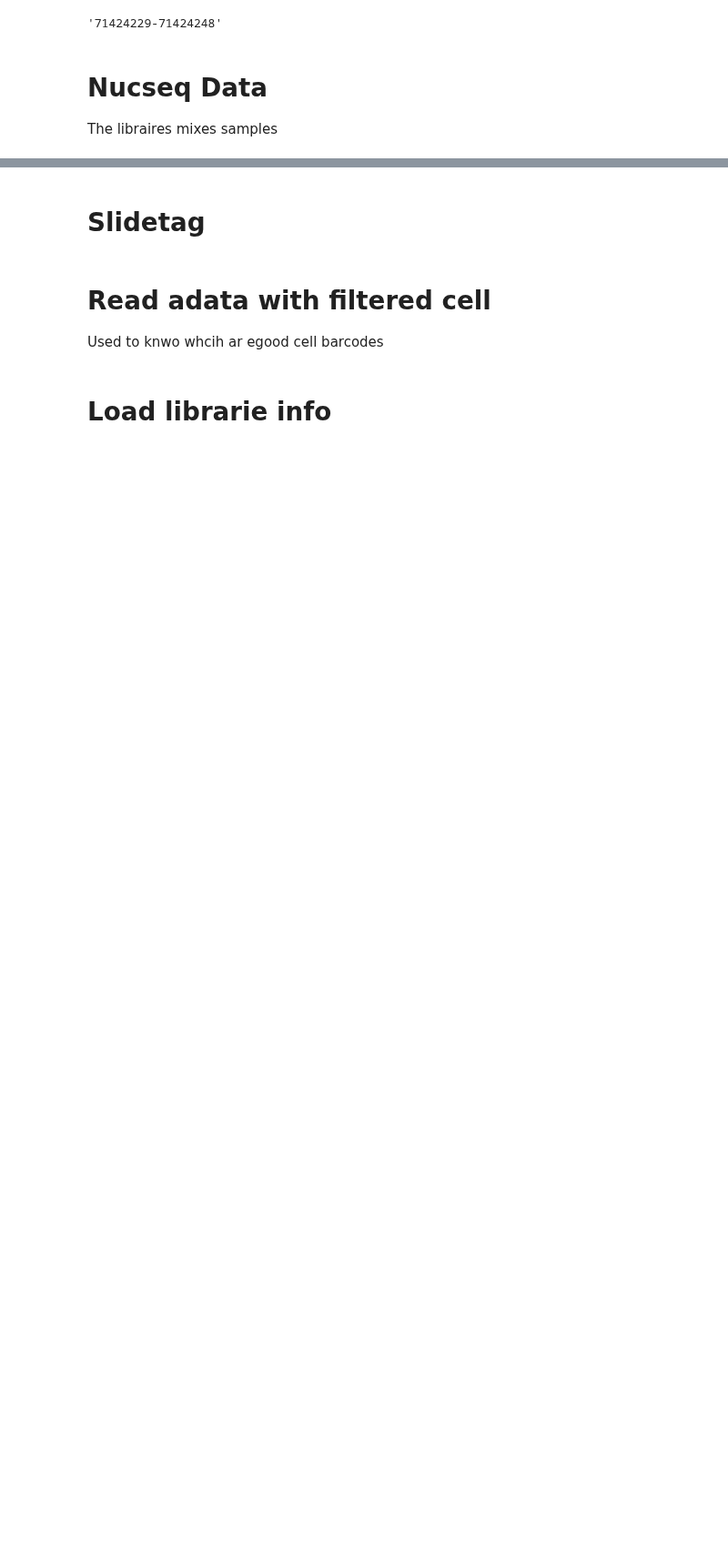
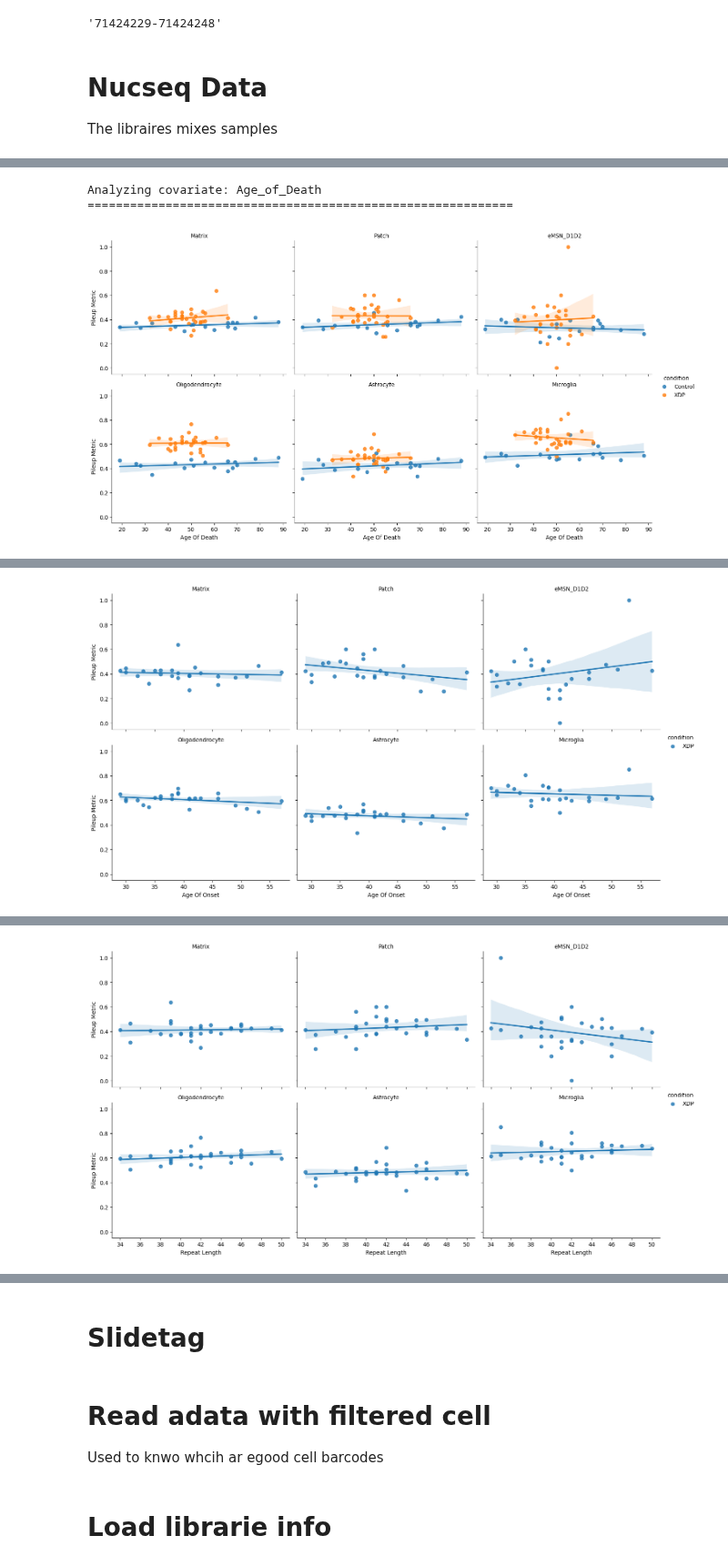
Before and after one commit to 8gabri8/XDP, a Jupyter notebook: script/multiple_samples_analysis/quantify_32i.ipynb, the cells around one changed output, grey strips where cells are left out. Shown at 91% size. Saved outputs shown, nothing was run; the diff lists cells and outputs as text; code cells hidden in the pictures; blank space fills up the shorter version.

```diff
--- a/script/multiple_samples_analysis/quantify_32i.ipynb
+++ b/script/multiple_samples_analysis/quantify_32i.ipynb
@@ -389,0 +664,3 @@ Setting a gradient palette using color= is deprecated and will be removed in v0.
+# %%
+df_meta = pd.read_csv("/home/gdallagl/myworkdir/XDP/data/XDP/NucSec/original_data/XDP dataset metadata - Gabri's Version.csv")
+df_meta.head(2)
@@ -389,0 +671,15 @@ Setting a gradient palette using color= is deprecated and will be removed in v0.
+# %%
+df_pseudobulk_all
+
+
+covariate_per_cell_type = ["Age_of_Death", "Age_of_Onset", "repeat_length", "Disease_duration"]
+XDP_ONLY_COVARIATES = {"repeat_length", "Disease_duration", "Age_of_Onset"}
+
+df_cov = df_pseudobulk_all.merge(df_meta[["donor_id", *covariate_per_cell_type]], on="donor_id", how="left")
+
+df_cov["Age_of_Onset"] = pd.to_numeric(df_cov["Age_of_Onset"], errors="coerce")
+df_cov["Disease_duration"] = pd.to_numeric(df_cov["Disease_duration"], errors="coerce")
+df_cov["Disease_duration"] = pd.to_numeric(df_cov["Disease_duration"], errors="coerce")
+
+
+df_cov
@@ -389,0 +700,52 @@ Setting a gradient palette using color= is deprecated and will be removed in v0.
+# %%
+# Plot and calculate corr of metric per cell type: AGE OF DEATH
+
+plot_cell_types = [ct for ct in cell_types if ct != "non-MSN"]  # drop non-MSN so grid is a clean 3x2
+
+for COV in covariate_per_cell_type:
+
+    print(f"\nAnalyzing covariate: {COV}\n{'=' * 60}")
+
+    # 1. GENERATE THE PLOT GRID
+    tmp_df = df_cov[df_cov["ct_for_deg"].isin(plot_cell_types)]
+
+    if COV in XDP_ONLY_COVARIATES:
+        tmp_df = tmp_df[tmp_df["condition"] == "XDP"]
+        tmp_df["condition"] =  tmp_df["condition"].cat.remove_categories("Control")  # drop control from the plot if not present
+
+    n_cols = 3
+
+    g = sns.lmplot(
+        data=tmp_df,
+        x=COV,
+        y="pileup_metric",
+        hue="condition",
+        col="ct_for_deg",
+        col_order=plot_cell_types,   # keep plot order consistent (isin() doesn't preserve it)
+        col_wrap=n_cols,
+        height=4,
+        aspect=1.2,
+    )
+
+    g.set_titles("{col_name}")
+    g.set_axis_labels(COV.replace("_", " ").title(), "Pileup Metric")
+    plt.show()
+
+    # 2. CALCULATE CORRELATIONS
+    print(f"Pearson Correlation: {COV} vs. Pileup Metric")
+    print("-" * 55)
+
+    for ct in plot_cell_types:
+        for condition in ["Control", "XDP"]:
+            if condition == "Control" and COV in XDP_ONLY_COVARIATES:
+                continue
+            tmp = df_cov[(df_cov["ct_for_deg"] == ct) & (df_cov["condition"] == condition)].dropna(subset=[COV, "pileup_metric"])
+            if len(tmp) < 2 or tmp[COV].nunique() < 2:
+                print(f"{ct:<20} | {condition:<10} | skipped (n={len(tmp)}, unique={tmp[COV].nunique()})")
+                continue
+            res = linregress(tmp[COV], tmp["pileup_metric"])
+            print(f"{ct:<20} | {condition:<10} | Slope = {res.slope:>6.3f} | r = {res.rvalue:>6.3f} | p = {res.pvalue:.3e}")
+# %% [output]
+Analyzing covariate: Age_of_Death
+============================================================
+[figure, added]
@@ -389,0 +769 @@ Setting a gradient palette using color= is deprecated and will be removed in v0.
+[figure, added]
@@ -389,0 +781 @@ Setting a gradient palette using color= is deprecated and will be removed in v0.
+[figure, added]
```
Also changed, not shown: parts of 57 cells of this notebook, 33 other files.
